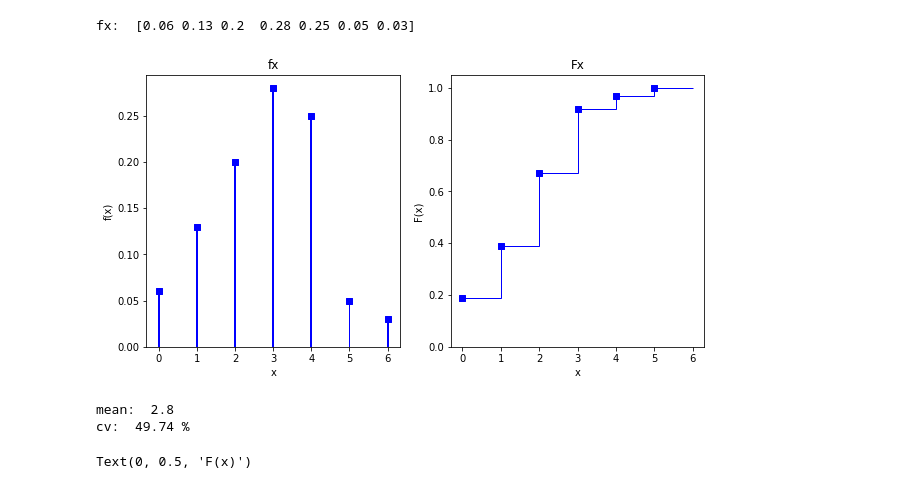
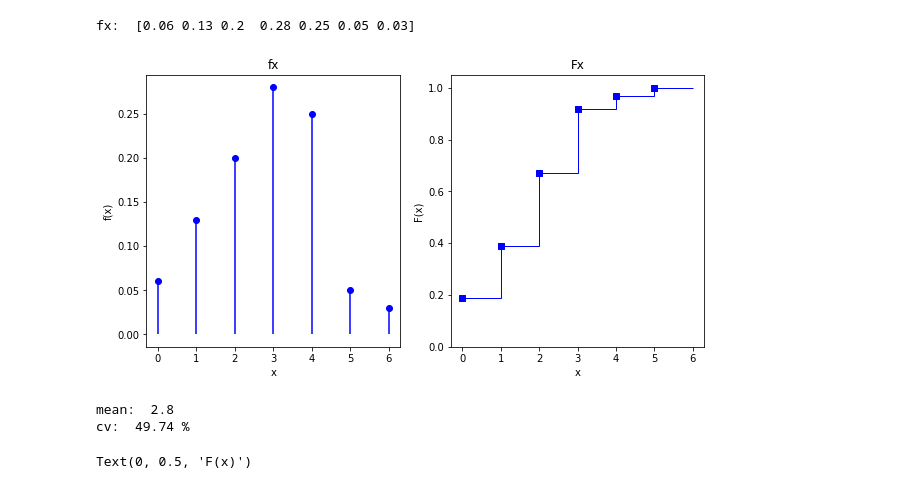
Before and after one commit to Camilo-neck/Probabilidad, a Jupyter notebook: Talleres/Taller 8/taller8.ipynb, the cells around one changed output. Drawn from its saved outputs; the diff is of its cells as text; code cells hidden in the pictures.

```diff
--- a/Talleres/Taller 8/taller8.ipynb
+++ b/Talleres/Taller 8/taller8.ipynb
@@ -7,36 +7,38 @@ import pandas as pd
 Punto 1
 """
 # a)
 x = np.arange(7) # [0, 1, 2, 3, 4, 5, 6]
 Fx = np.array([0.06, 0.19, 0.39, 0.67, 0.92, 0.97, 1])
 fx = map(lambda _, i: Fx[i]-Fx[i-1] if i > 0 else Fx[i], Fx, x)
 fx = np.array(list(fx))
 print("fx: ", fx)
 # b)
 fig, ax = plt.subplots(1, 2, figsize=(10, 5))
-ax[0].bar(x, fx, width=0.05, color='b')
-ax[0].scatter(x, fx, marker='s', c='b')
+# ax[0].bar(x, fx, width=0.05, color='b')
+# ax[0].scatter(x, fx, marker='s', c='b')
+ax[0].plot(x, fx, 'bo', c='b')
+ax[0].vlines(x, 0, fx, colors='b', linestyles='-')
 ax[0].set_title("fx")
 ax[0].set_xlabel("x")
 ax[0].set_ylabel("f(x)")
 
 ax[1].stairs(Fx[1:], x, color='b', baseline=None)
 ax[1].scatter(x[1:]-1, Fx[1:], marker='s', c='b')
 ax[1].set_title("Fx")
 ax[1].set_xlabel("x")
 ax[1].set_ylabel("F(x)")
 plt.show()
 
 # d)
 mean = sum(x*fx)
 var = sum(((x-mean)**2)*fx)
 std = np.sqrt(var)
 cv = std/mean
 print("mean: ", mean)
 print("cv: ", round(cv, 4)*100 , "%")
 # %% [output]
 fx:  [0.06 0.13 0.2  0.28 0.25 0.05 0.03]
-[figure, old version]
+[figure, new version]
 mean:  2.8
 cv:  49.74 %
 # %%
```
Also changed, not shown: parts of 2 cells of this notebook.
